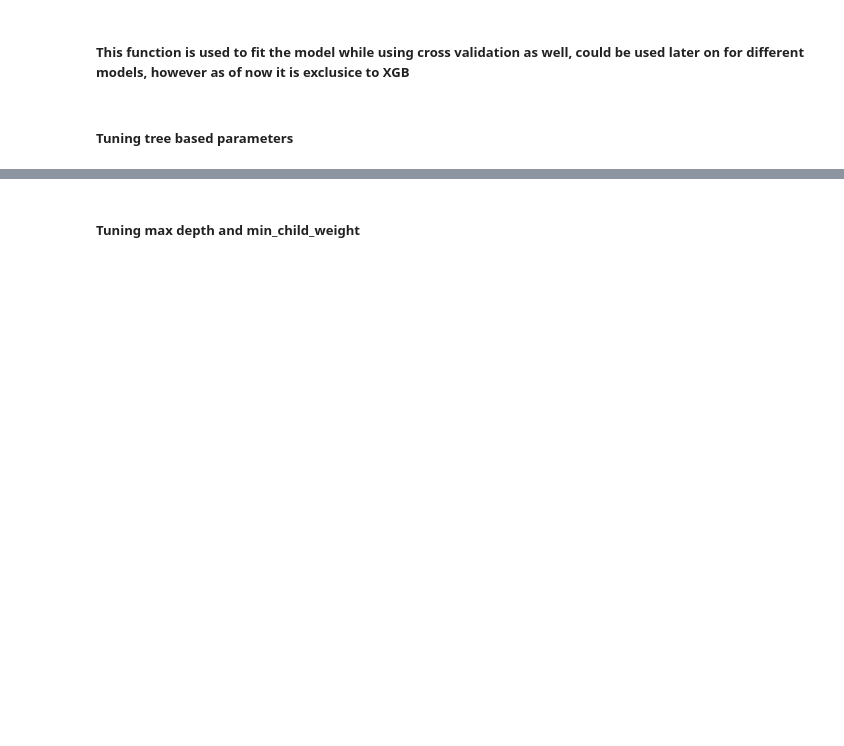
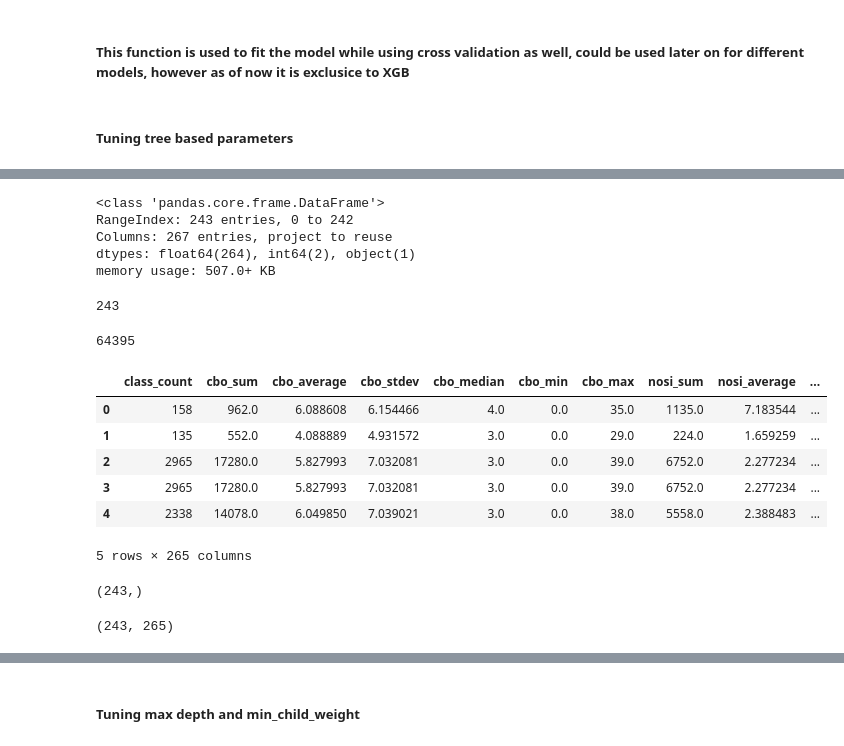
Before and after one commit to reusability/research, a Jupyter notebook: XGBoost Analysis Tool.ipynb, the cells around one changed output, grey strips where cells are left out. Drawn from its saved outputs; the diff is of its cells as text; code cells hidden in the pictures; blank space fills up the shorter version.

Commit message:
Modified xgboost with new data

```diff
--- a/XGBoost Analysis Tool.ipynb
+++ b/XGBoost Analysis Tool.ipynb
@@ -17,8 +17,8 @@ from matplotlib.pylab import rcParams
 rcParams['figure.figsize'] = 12, 4
 
 train = pd.read_csv('./data/aggregate_201007.csv')
-target = 'ReuseRate'
-IDcol = 'Project'
+target = 'reuse'
+IDcol = 'project'
 train.dropna()
 train.pop('maven_release')
 train.pop('release')
@@ -66,0 +88,2 @@ def modelfit(alg, dtrain, predictors,useTrainCV=True, cv_folds=5, early_stopping
+# %%
+train.pop('maven_reuse')
@@ -67 +106,38 @@ def modelfit(alg, dtrain, predictors,useTrainCV=True, cv_folds=5, early_stopping
+# %%
+train.info()
+# %% [output]
+<class 'pandas.core.frame.DataFrame'>
+RangeIndex: 243 entries, 0 to 242
+Columns: 267 entries, project to reuse
+dtypes: float64(264), int64(2), object(1)
+memory usage: 507.0+ KB
+# %%
+train['reuse'].size
+# %% [output]
+243
+# %%
+#Choose all predictors except target & IDcols
+predictors = [x for x in train.columns if x not in [target, IDcol]]
+
+train[predictors].size
+# %% [output]
+64395
+# %%
+train[predictors].head()
+# %% [output]
+|  | class_count | cbo_sum | cbo_average | cbo_stdev | cbo_median | cbo_min | cbo_max | nosi_sum | nosi_average | ... |
+| 0 | 158 | 962.0 | 6.088608 | 6.154466 | 4.0 | 0.0 | 35.0 | 1135.0 | 7.183544 | ... |
+| 1 | 135 | 552.0 | 4.088889 | 4.931572 | 3.0 | 0.0 | 29.0 | 224.0 | 1.659259 | ... |
+| 2 | 2965 | 17280.0 | 5.827993 | 7.032081 | 3.0 | 0.0 | 39.0 | 6752.0 | 2.277234 | ... |
+| 3 | 2965 | 17280.0 | 5.827993 | 7.032081 | 3.0 | 0.0 | 39.0 | 6752.0 | 2.277234 | ... |
+| 4 | 2338 | 14078.0 | 6.049850 | 7.039021 | 3.0 | 0.0 | 38.0 | 5558.0 | 2.388483 | ... |
+5 rows × 265 columns
+# %%
+train[target].shape
+# %% [output]
+(243,)
+# %%
+train[predictors].shape
+# %% [output]
+(243, 265)
 # %%
```
Also changed, not shown: parts of 8 cells of this notebook.
